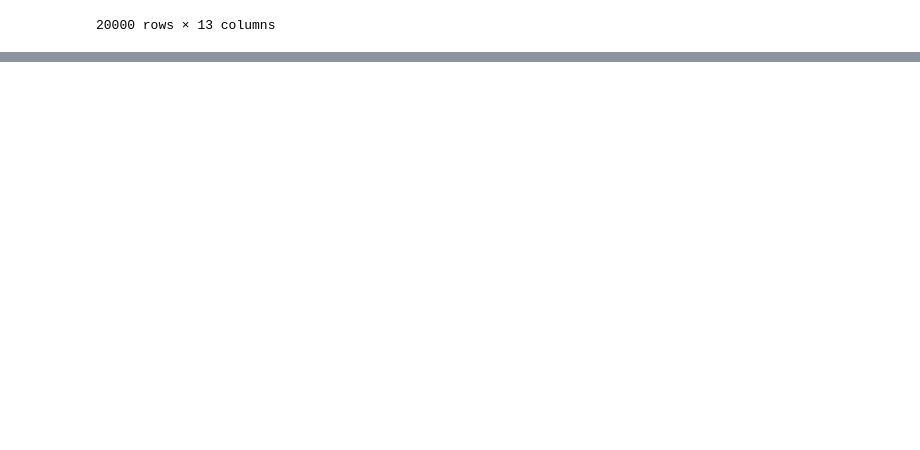
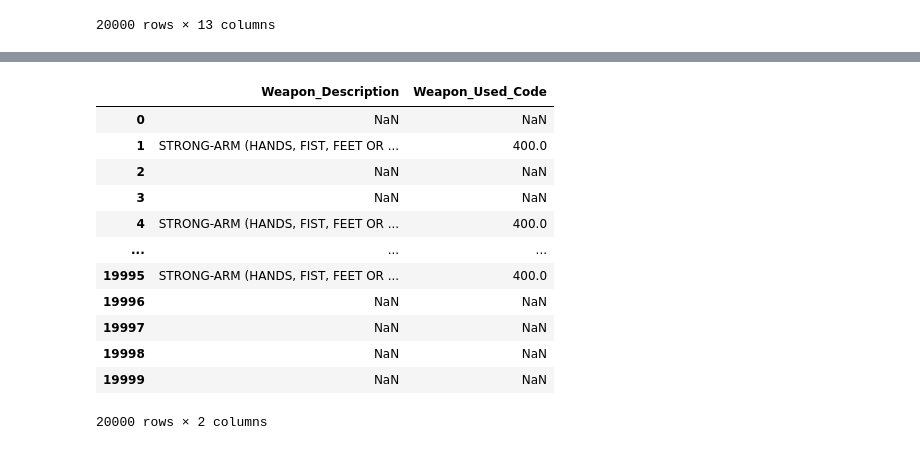
Before and after one commit to sasankjampana8/crime-cast-forecasting-crime-categories, a Jupyter notebook: EDA.ipynb, the cells around one changed output, grey strips where cells are left out. Drawn from its saved outputs; the diff is of its cells as text; code cells hidden in the pictures; blank space fills up the shorter version.

```diff
--- a/EDA.ipynb
+++ b/EDA.ipynb
@@ -177,0 +286,16 @@ train[object_columns]
+# %%
+train[['Weapon_Description', 'Weapon_Used_Code']]
+# %% [output]
+|  | Weapon_Description | Weapon_Used_Code |
+| 0 | NaN | NaN |
+| 1 | STRONG-ARM (HANDS, FIST, FEET OR ... | 400.0 |
+| 2 | NaN | NaN |
+| 3 | NaN | NaN |
+| 4 | STRONG-ARM (HANDS, FIST, FEET OR ... | 400.0 |
+| ... | ... | ... |
+| 19995 | STRONG-ARM (HANDS, FIST, FEET OR ... | 400.0 |
+| 19996 | NaN | NaN |
+| 19997 | NaN | NaN |
+| 19998 | NaN | NaN |
+| 19999 | NaN | NaN |
+20000 rows × 2 columns
```
Also changed, not shown: parts of 12 cells of this notebook.
